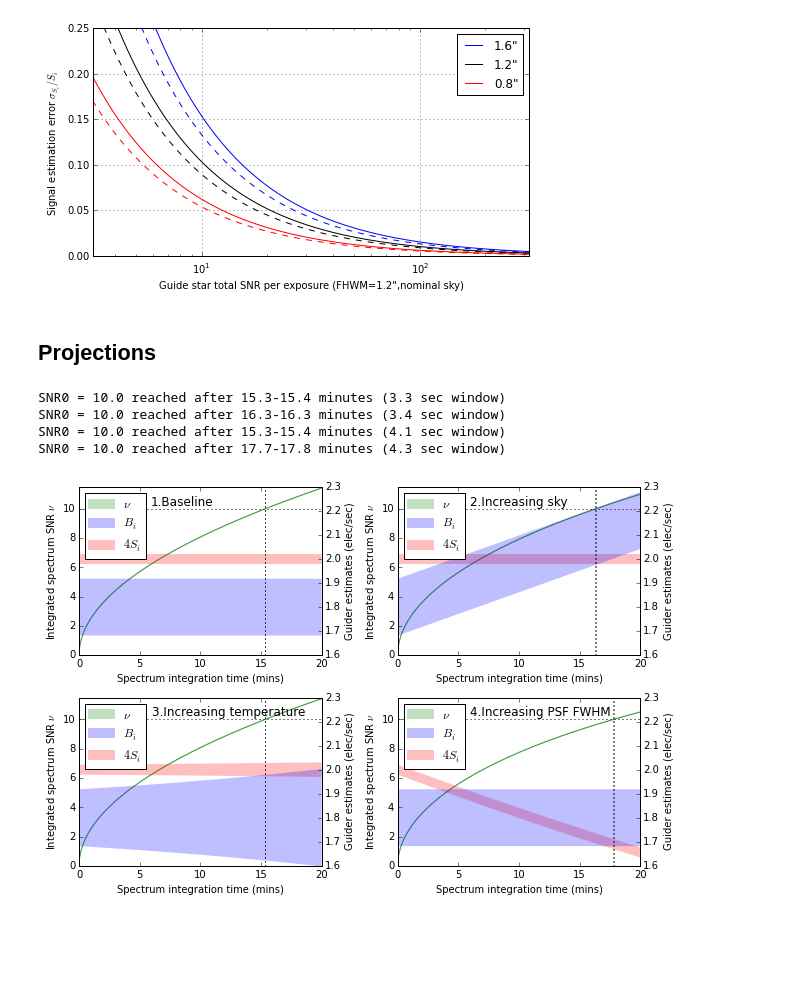
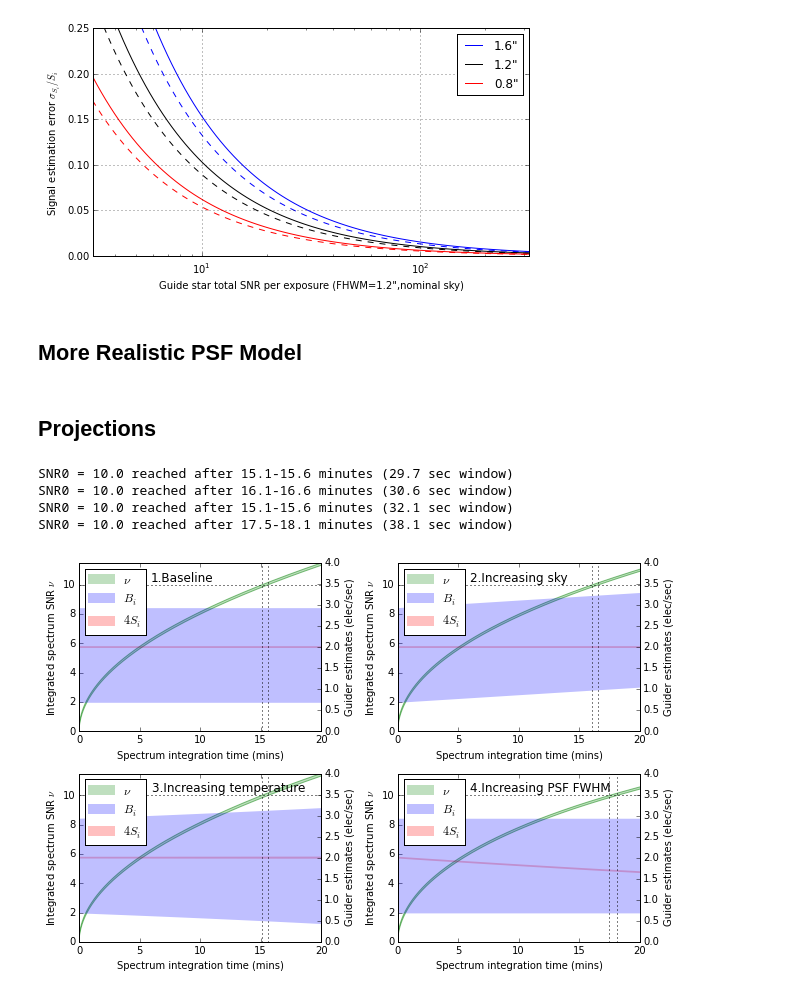
Before and after one commit to desihub/desietcproto, a Jupyter notebook: doc/nb/ETC Calculator.ipynb, the cells around one changed output. Cells and saved outputs as stored; diff of their text form; code cells hidden in the pictures; blank space fills up the shorter version.

```diff
--- a/doc/nb/ETC Calculator.ipynb
+++ b/doc/nb/ETC Calculator.ipynb
@@ -312,8 +312,12 @@ class Telescope(object):
         fwhm = fwhm5400.to(u.arcsec).value*wlen_ratio**(-0.2)
         # Kolmogorov requires floats as inputs, not numpy scalars.
         return galsim.Kolmogorov(fwhm=float(fwhm))
-    def get_psf(self,wavelength,fwhm5400):
-        return galsim.Convolve([self.get_atmospheric_psf(wavelength,fwhm5400),self.get_optical_psf(wavelength)])
+    def get_psf(self,wavelength,fwhm5400,rms_jitter=0.1*u.arcsec):
+        components = [ self.get_atmospheric_psf(wavelength,fwhm5400),self.get_optical_psf(wavelength) ]
+        # Include a Gaussian pointing jitter, if requested.
+        if rms_jitter is not None:
+            components.append(galsim.Gaussian(sigma = rms_jitter.to(u.arcsec).value))
+        return galsim.Convolve(components)
     def plot_fwhm(self,wlen1,wlen2,fwhm5400,nwlen=50):
         wlen = np.linspace(wlen1,wlen2,nwlen)
         optical = np.empty_like(wlen)
@@ -506,12 +566,11 @@ class GFA(object):
 # %%
 gfa = GFA(pixel_size=15*u.um)
-partials,ivar = gfa.observe(t,ROI_size=50)
-plt.figure(figsize=(8,8))
+partials,cov,snr0,snr = gfa.observe(t,ROI_size=20)
+plt.figure(figsize=(6,6))
 for i,img in enumerate(partials):
     plt.subplot(2,2,i+1)
     plt.imshow(img,interpolation='none',origin='lower',cmap='jet')
     plt.axis('off')
-    plt.colorbar()
 plt.tight_layout()
 print 'ROI signal =',np.sum(partials[0])
 # %% [output]
@@ -582,7 +669,7 @@ plot_bg_error()# 'bg.pdf')
 # %% [markdown]
 ## Gaussian Model
 # %%
-def fiber_acceptance(psf_fwhm_arcsec,rms_jitter_arcsec=0.1,fiber_diameter_arcsec=1.46):
+def gaussian_fiber_acceptance(psf_fwhm_arcsec,rms_jitter_arcsec=0.1,fiber_diameter_arcsec=1.46):
     twolog2 = 2*np.log(2)
     return 1.-np.power(2.,-fiber_diameter_arcsec**2/(psf_fwhm_arcsec**2+4*twolog2*rms_jitter_arcsec**2))
 # %%
@@ -632,5 +719,7 @@ plot_sig_error()#'sig.pdf')
 # %% [output]
 [figure]
+# %% [markdown]
+## More Realistic PSF Model
 # %% [markdown]
 ## Projections
 # %%
@@ -702,7 +791,7 @@ def projection_grid(n=20*60,save=None):
     nominal_area = 1e4 # pixels
     nominal_sky_level = 21.8 # elec/sec/pixel
     nominal_temp_C = 20.0 # degC
-    temp_error = 0.1 # degC RMS
+    temp_error = 1.0 # degC RMS
     nominal_snr = 100. # total SNR for all guide stars in one guide exposure
     nominal_fwhm = 1.2 # arcsecs
     nominal_bg_tot = gfa_total_bg(temperature_C=nominal_temp_C,sky_brightness=nominal_sky_level)
@@ -721,39 +810,39 @@ def projection_grid(n=20*60,save=None):
     sky_dbg = dbg0*new_sky/nominal_sky_level
     sky_bg_tot = gfa_total_bg(temperature_C=nominal_temp_C,sky_brightness=new_sky)
     sky_sig_frac = gaussian_error_fraction(nominal_snr*np.sqrt(nominal_bg_tot/sky_bg_tot),nominal_fwhm)
-    # Increase the GFA temperature by 10C during the exposure, which increases dBi, and dSi.
-    new_temp = nominal_temp_C + 10*ramp
+    # Increase the GFA temperature by 5C during the exposure, which increases dBi, and dSi.
+    new_temp = nominal_temp_C + 5*ramp
     temp_bg_frac = bg_error_fraction(area_pixels=nominal_area,temperature_C=new_temp,
                                      temperature_error=temp_error,sky_brightness=new_sky)
     temp_bg_tot = gfa_total_bg(temperature_C=new_temp,sky_brightness=nominal_sky_level)
     temp_sig_frac = gaussian_error_fraction(nominal_snr*np.sqrt(nominal_bg_tot/temp_bg_tot),nominal_fwhm)
     # Increase the FHWM from 1.2 to 1.4 during the exposure, which decreases Si and increases dSi.
     new_fwhm = nominal_fwhm + 0.2*ramp
     fwhm_sig_frac = gaussian_error_fraction(nominal_snr*(nominal_fwhm/new_fwhm),new_fwhm)
-    fwhm_dsig = fiber_acceptance(new_fwhm)/fiber_acceptance(nominal_fwhm)*dsig0
+    fwhm_dsig = gaussian_fiber_acceptance(new_fwhm)/gaussian_fiber_acceptance(nominal_fwhm)*dsig0
     # Could also decrease the atmospheric transparency by 20%, which decreases Si and increases dSi.
     #
-    sb_lim = (1.6,2.3)
+    sb_lim = (0,4)
     plt.figure(figsize=(9,6))
     plt.subplot(2,2,1)
     projection_plot(t,dsig=dsig0,dbg=dbg0,sig_error_frac=baseline_sig_frac,bg_error_frac=baseline_bg_frac,sb_lim=sb_lim,
                     label='1.Baseline')
     plt.subplot(2,2,2)
     projection_plot(t,dsig=dsig0,dbg=sky_dbg,sig_error_frac=sky_sig_frac,bg_error_frac=sky_bg_frac,sb_lim=sb_lim,
                     label='2.Increasing sky')
     plt.subplot(2,2,3)
     projection_plot(t,dsig=dsig0,dbg=dbg0,sig_error_frac=temp_sig_frac,bg_error_frac=temp_bg_frac,sb_lim=sb_lim,
                     label='3.Increasing temperature')
     plt.subplot(2,2,4)
     projection_plot(t,dsig=fwhm_dsig,dbg=dbg0,sig_error_frac=fwhm_sig_frac,bg_error_frac=baseline_bg_frac,sb_lim=sb_lim,
                     label='4.Increasing PSF FWHM')
     plt.tight_layout()
     if save:
         plt.savefig(save)
 projection_grid()#save='project.pdf')
 # %% [output]
-SNR0 = 10.0 reached after 15.3-15.4 minutes (3.3 sec window)
-SNR0 = 10.0 reached after 16.3-16.3 minutes (3.4 sec window)
-SNR0 = 10.0 reached after 15.3-15.4 minutes (4.1 sec window)
-SNR0 = 10.0 reached after 17.7-17.8 minutes (4.3 sec window)
+SNR0 = 10.0 reached after 15.1-15.6 minutes (29.7 sec window)
+SNR0 = 10.0 reached after 16.1-16.6 minutes (30.6 sec window)
+SNR0 = 10.0 reached after 15.1-15.6 minutes (32.1 sec window)
+SNR0 = 10.0 reached after 17.5-18.1 minutes (38.1 sec window)
-[figure, old version]
+[figure, new version]
```
Also changed, not shown: parts of 11 cells of this notebook.
